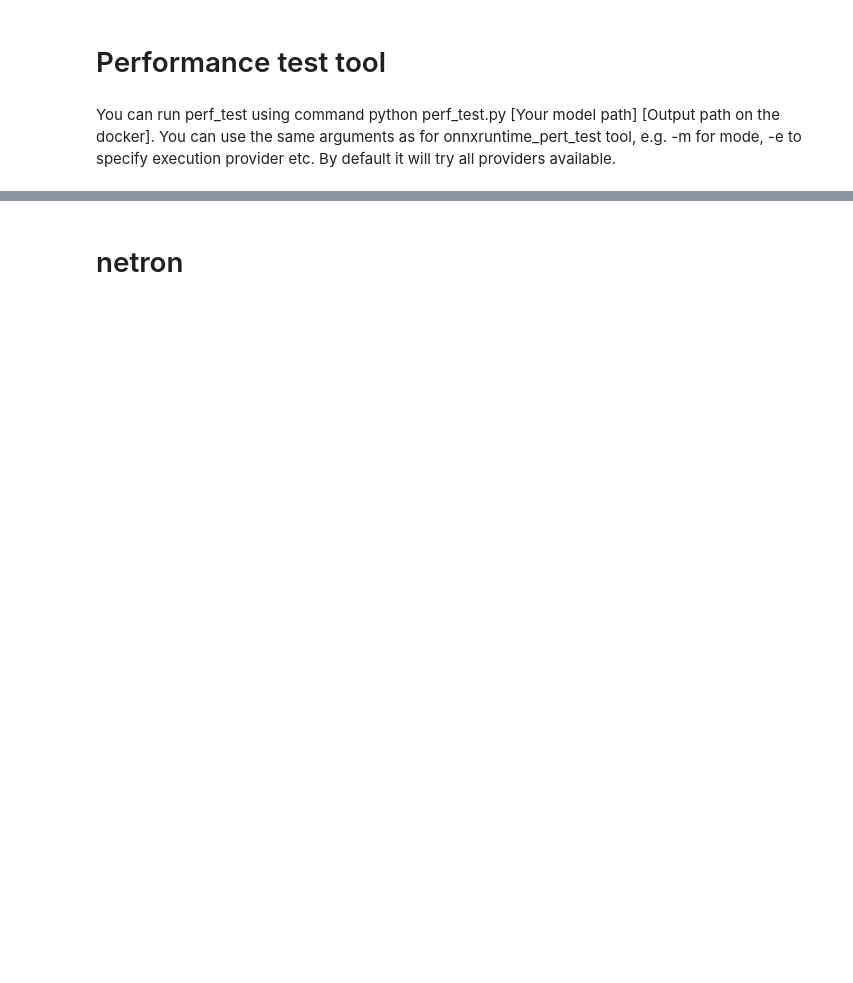
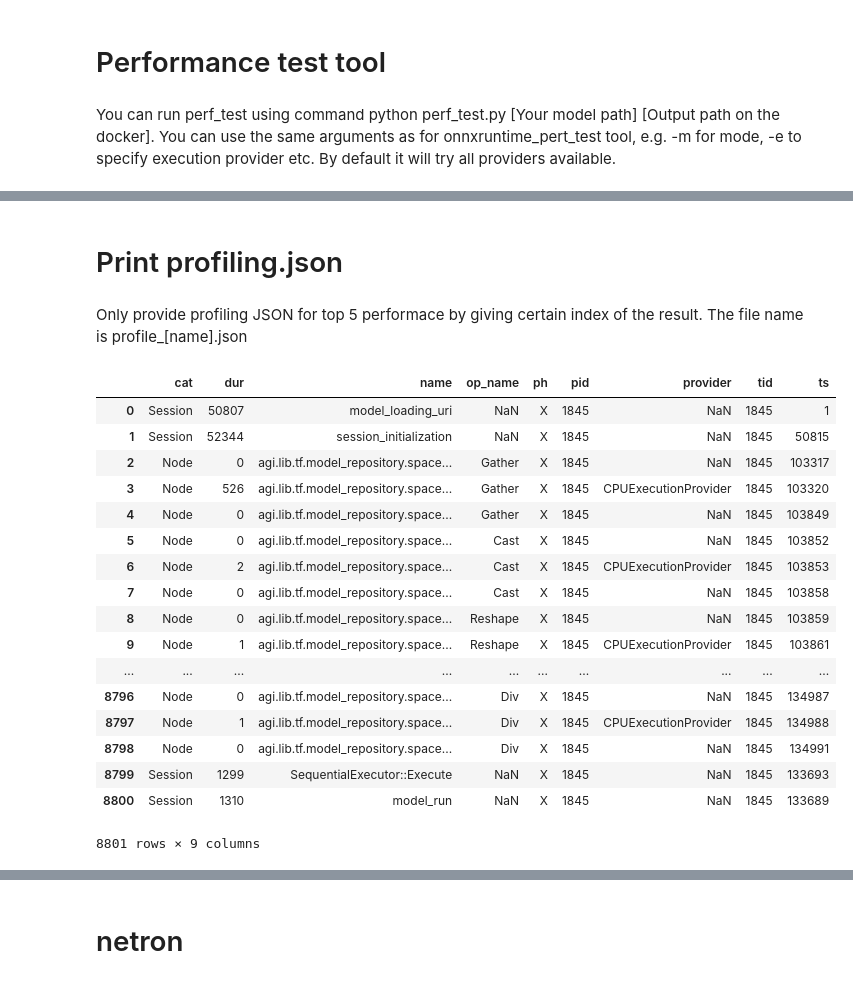
Before and after one commit to microsoft/Olive, a Jupyter notebook: notebook/onnx-pipeline.ipynb, the cells around one changed output, grey strips where cells are left out. Saved outputs shown, nothing was run; the diff lists cells and outputs as text; code cells hidden in the pictures; blank space fills up the shorter version.

```diff
--- a/notebook/onnx-pipeline.ipynb
+++ b/notebook/onnx-pipeline.ipynb
@@ -253,0 +348,25 @@ Optional. The path of the result.
+# %% [markdown]
+# Print profiling.json
+# %% [markdown]
+Only provide profiling JSON for top 5 performace by giving certain index of the result. The file name is profile_[name].json
+# %%
+r.print_profiling(4)
+# %% [output]
+|  | cat | dur | name | op_name | ph | pid | provider | tid | ts |
+| 0 | Session | 50807 | model_loading_uri | NaN | X | 1845 | NaN | 1845 | 1 |
+| 1 | Session | 52344 | session_initialization | NaN | X | 1845 | NaN | 1845 | 50815 |
+| 2 | Node | 0 | agi.lib.tf.model_repository.space... | Gather | X | 1845 | NaN | 1845 | 103317 |
+| 3 | Node | 526 | agi.lib.tf.model_repository.space... | Gather | X | 1845 | CPUExecutionProvider | 1845 | 103320 |
+| 4 | Node | 0 | agi.lib.tf.model_repository.space... | Gather | X | 1845 | NaN | 1845 | 103849 |
+| 5 | Node | 0 | agi.lib.tf.model_repository.space... | Cast | X | 1845 | NaN | 1845 | 103852 |
+| 6 | Node | 2 | agi.lib.tf.model_repository.space... | Cast | X | 1845 | CPUExecutionProvider | 1845 | 103853 |
+| 7 | Node | 0 | agi.lib.tf.model_repository.space... | Cast | X | 1845 | NaN | 1845 | 103858 |
+| 8 | Node | 0 | agi.lib.tf.model_repository.space... | Reshape | X | 1845 | NaN | 1845 | 103859 |
+| 9 | Node | 1 | agi.lib.tf.model_repository.space... | Reshape | X | 1845 | CPUExecutionProvider | 1845 | 103861 |
+| ... | ... | ... | ... | ... | ... | ... | ... | ... | ... |
+| 8796 | Node | 0 | agi.lib.tf.model_repository.space... | Div | X | 1845 | NaN | 1845 | 134987 |
+| 8797 | Node | 1 | agi.lib.tf.model_repository.space... | Div | X | 1845 | CPUExecutionProvider | 1845 | 134988 |
+| 8798 | Node | 0 | agi.lib.tf.model_repository.space... | Div | X | 1845 | NaN | 1845 | 134991 |
+| 8799 | Session | 1299 | SequentialExecutor::Execute | NaN | X | 1845 | NaN | 1845 | 133693 |
+| 8800 | Session | 1310 | model_run | NaN | X | 1845 | NaN | 1845 | 133689 |
+8801 rows × 9 columns
```
Also changed, not shown: parts of 22 cells of this notebook, 1 other file.
